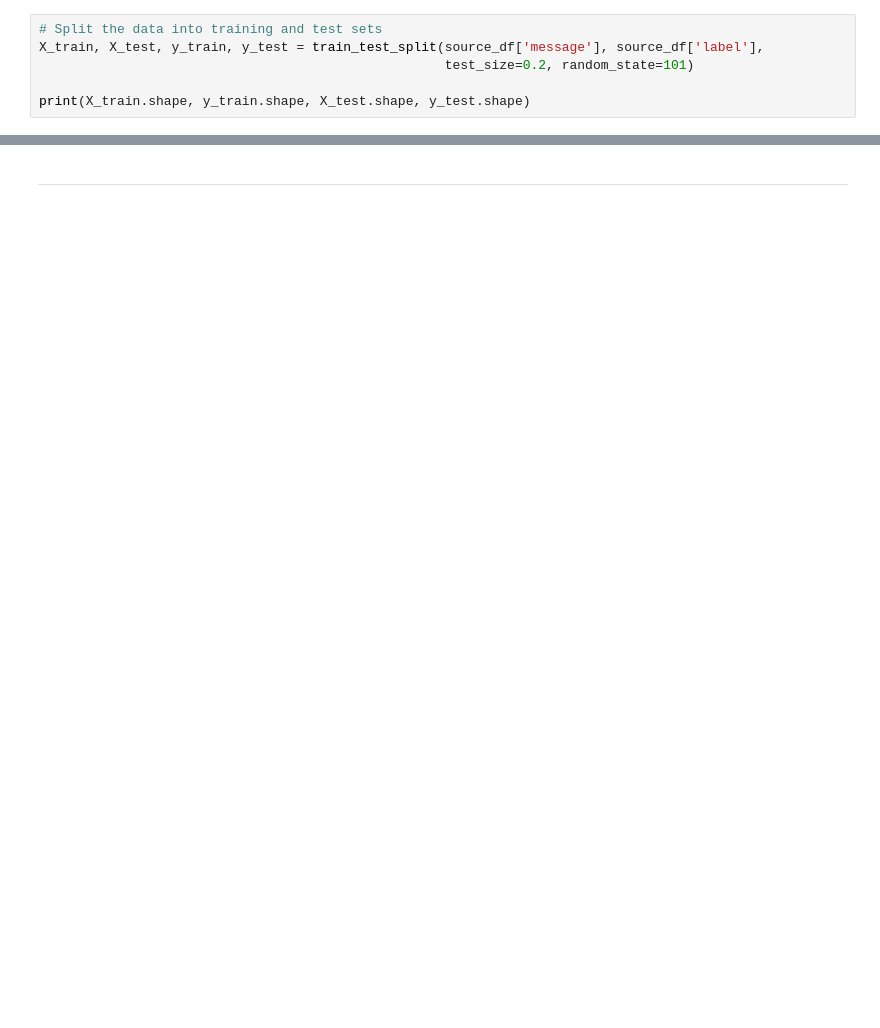
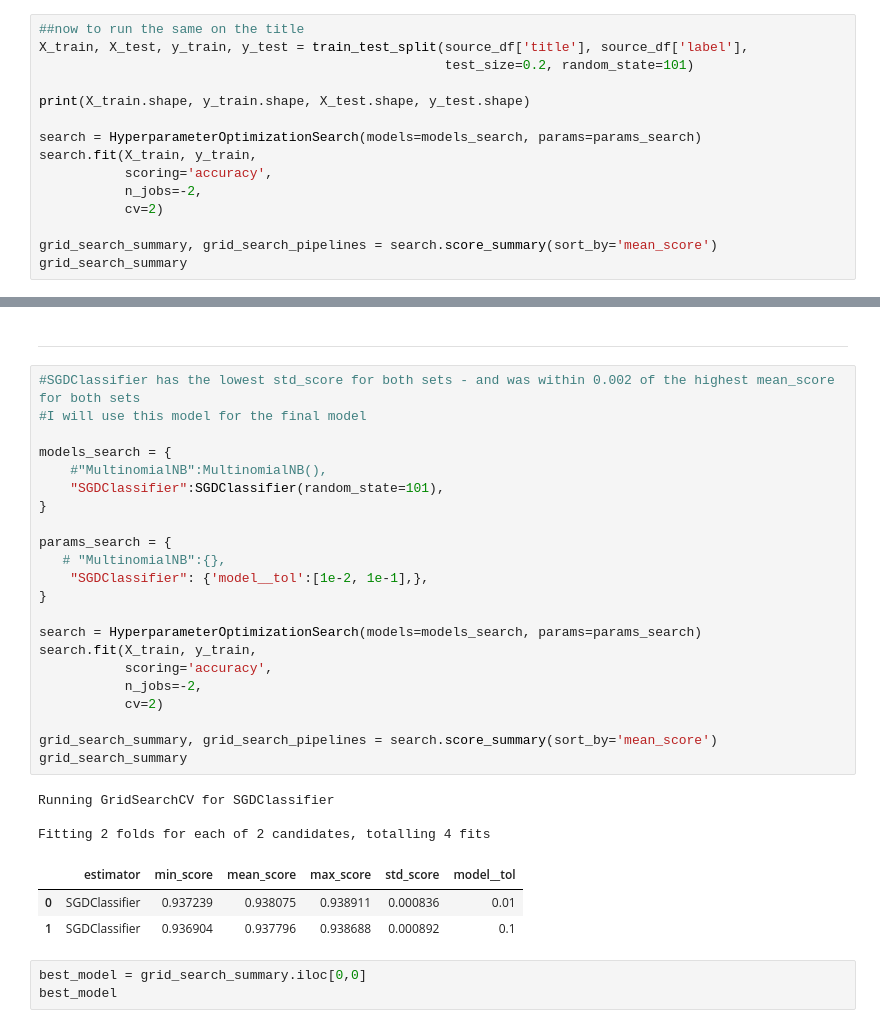
Before and after one commit to Hysnap/CapStoneProject_2025, a Jupyter notebook: 6-nlp_data_processing/Capstone_NLP_scratchpad.ipynb, the cells around one changed output, grey strips where cells are left out. Cells and saved outputs as stored; diff of their text form; blank space fills up the shorter version.

```diff
--- a/6-nlp_data_processing/Capstone_NLP_scratchpad.ipynb
+++ b/6-nlp_data_processing/Capstone_NLP_scratchpad.ipynb
@@ -73,6 +226,15 @@ FileNotFoundError: [Errno 2] No such file or directory: 'data/combined_data.csv'
 # %%
-# Split the data into training and test sets
-X_train, X_test, y_train, y_test = train_test_split(source_df['message'], source_df['label'],
+##now to run the same on the title
+X_train, X_test, y_train, y_test = train_test_split(source_df['title'], source_df['label'],
                                                     test_size=0.2, random_state=101)
 
 print(X_train.shape, y_train.shape, X_test.shape, y_test.shape)
+
+search = HyperparameterOptimizationSearch(models=models_search, params=params_search)
+search.fit(X_train, y_train,
+           scoring='accuracy',
+           n_jobs=-2,
+           cv=2)
+
+grid_search_summary, grid_search_pipelines = search.score_summary(sort_by='mean_score')
+grid_search_summary
@@ -79,2 +254,34 @@ print(X_train.shape, y_train.shape, X_test.shape, y_test.shape)
 # %% [markdown]
 ---
+# %%
+#SGDClassifier has the lowest std_score for both sets - and was within 0.002 of the highest mean_score for both sets
+#I will use this model for the final model
+
+models_search = {
+    #"MultinomialNB":MultinomialNB(),
+    "SGDClassifier":SGDClassifier(random_state=101),
+}
+
+params_search = {
+   # "MultinomialNB":{},
+    "SGDClassifier": {'model__tol':[1e-2, 1e-1],},
+}
+
+search = HyperparameterOptimizationSearch(models=models_search, params=params_search)
+search.fit(X_train, y_train,
+           scoring='accuracy',
+           n_jobs=-2,
+           cv=2)
+
+grid_search_summary, grid_search_pipelines = search.score_summary(sort_by='mean_score')
+grid_search_summary
+# %% [output]
+Running GridSearchCV for SGDClassifier
+
+Fitting 2 folds for each of 2 candidates, totalling 4 fits
+|  | estimator | min_score | mean_score | max_score | std_score | model__tol |
+| 0 | SGDClassifier | 0.937239 | 0.938075 | 0.938911 | 0.000836 | 0.01 |
+| 1 | SGDClassifier | 0.936904 | 0.937796 | 0.938688 | 0.000892 | 0.1 |
+# %%
+best_model = grid_search_summary.iloc[0,0]
+best_model
```
Also changed, not shown: parts of 15 cells of this notebook, 2 other files.
